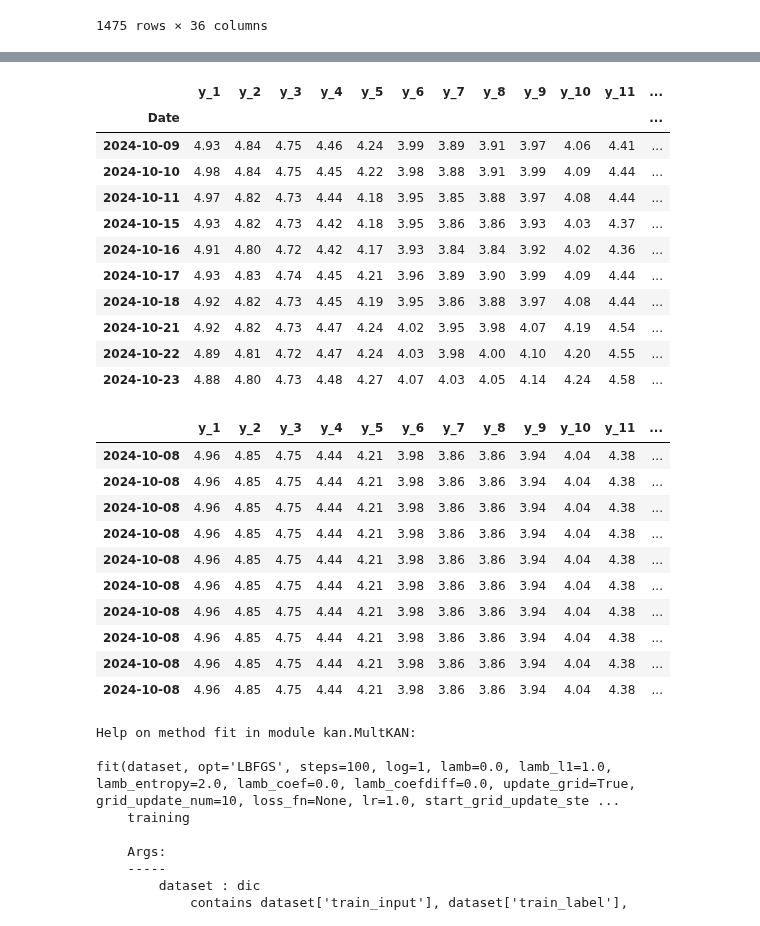
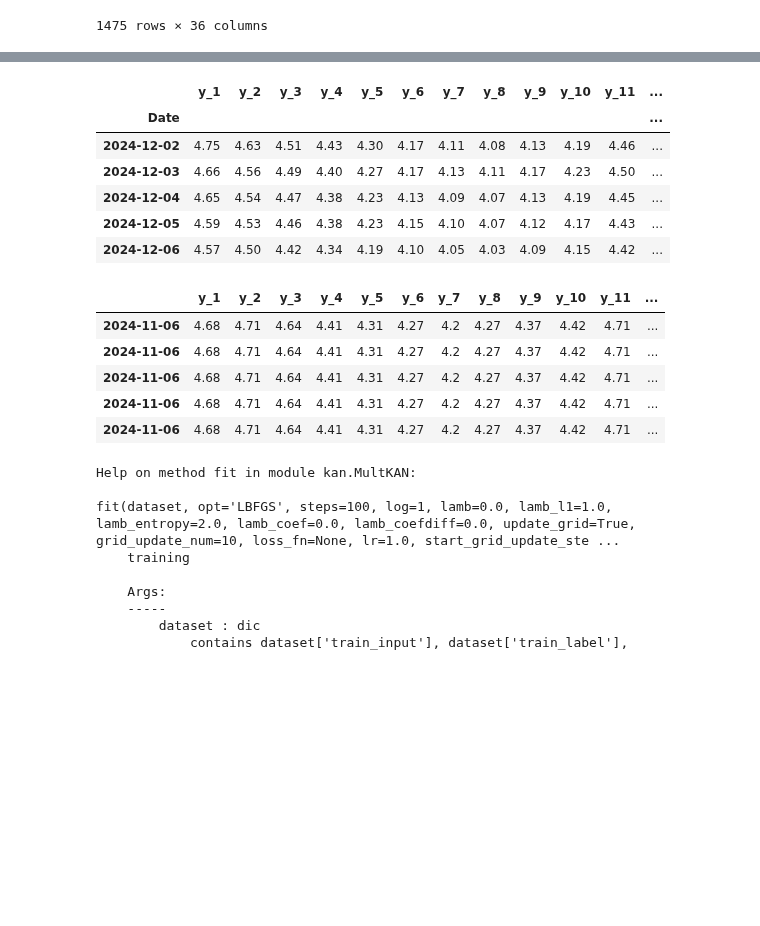
Before and after one commit to QuanPham19/functional-kan, a Jupyter notebook: phase_1/notebooks_treasury/treasury_kan_old.ipynb, the cells around one changed output, grey strips where cells are left out. Saved outputs shown, nothing was run; the diff lists cells and outputs as text; code cells hidden in the pictures; blank space fills up the shorter version.

```diff
--- a/phase_1/notebooks_treasury/treasury_kan_old.ipynb
+++ b/phase_1/notebooks_treasury/treasury_kan_old.ipynb
@@ -148,17 +148,17 @@ print(f"Average Test MSE: {mean_squared_error(output_list, y_test)}")
 import numpy as np
 
 # Parameters for the sliding window
-test_size = 1
+test_size = 20
 df_length = len(df_flat)
 
 # Store results for each fold
 fold_results = {'train_mse': [], 'test_mse': [], 'naive_mse': []}
 
-for cnt in range(0, 20, 5):
+for cnt in range(0, 20, 20):
     print()
     print('WINDOW SLIDING: ', cnt)
 
-    df_window = df_flat[(df_length-cnt-100):(df_length-cnt)]
+    df_window = df_flat[(df_length-cnt-1000):(df_length-cnt)]
     # Prepare data
     X, y = df_window.iloc[:, :-12], df_window.iloc[:, -12:]
 
@@ -175,29 +175,30 @@ for cnt in range(0, 20, 5):
     dtype = torch.get_default_dtype()
     dataset['train_input'] = torch.from_numpy(X_train.values).type(dtype).to(device)
     dataset['train_label'] = torch.from_numpy(y_train.values).type(dtype).to(device)
-    dataset['test_input'] = torch.from_numpy(X_test.values).type(dtype).to(device)
-    dataset['test_label'] = torch.from_numpy(y_test.values).type(dtype).to(device)
+    dataset['test_input'] = torch.from_numpy(X_test.iloc[0, :].values.reshape(1, -1)).type(dtype).to(device)
+    dataset['test_label'] = torch.from_numpy(y_test.iloc[0, :].values.reshape(1, -1)).type(dtype).to(device)
 
     # Initialize the model
-    model = KAN(width=[n_inputs, 32, n_outputs], grid=3, k=2, seed=42, device=device)
+    model = KAN(width=[n_inputs, 48, 64, n_outputs], grid=4, k=2, seed=42, device=device)
 
     # Train the model and compute metrics
-    results = model.fit(dataset, opt="Adam", lamb=0.001, lr=0.001, steps=500, metrics=(train_mse, test_mse))
+    results = model.fit(dataset, opt="Adam", lamb=0.0001, lr=0.001, steps=1000, metrics=(train_mse, test_mse))
 
-        # feature = dataset['test_input']
-    # output_list = list()
-    # for id in range(1, test_size + 1):
-    #     new = model(feature).cpu().detach().numpy().flatten()
-    #     output_list.append(new)
 
-    #     old = feature.cpu().detach().numpy().flatten()[(n_outputs):]
-    #     feature = torch.from_numpy(np.append(old, new).reshape(1, -1)).type(dtype).to(device)
+    feature = dataset['test_input']
+    output_list = list()
+    for id in range(1, test_size + 1):
+        new = model(feature).cpu().detach().numpy().flatten()
+        output_list.append(new)
+
+        old = feature.cpu().detach().numpy().flatten()[(n_outputs):]
+        feature = torch.from_numpy(np.append(old, new).reshape(1, -1)).type(dtype).to(device)
 
     df_naive = pd.DataFrame([y_train.iloc[-1]] * test_size, columns=y_train.columns)
 
     # Store the metrics
     train_error = results['train_mse'][-1]
-    test_error = results['test_mse'][-1]
+    test_error = mean_squared_error(output_list, y_test, squared=False)
     naive_error = mean_squared_error(df_naive, y_test, squared=False)
 
     fold_results['train_mse'].append(train_error)
@@ -384,32 +324,22 @@ pd.DataFrame(output_list)
 # %%
-y_test
+y_test.tail()
 # %% [output]
 |  | y_1 | y_2 | y_3 | y_4 | y_5 | y_6 | y_7 | y_8 | y_9 | y_10 | y_11 | ... |
 | Date |  |  |  |  |  |  |  |  |  |  |  | ... |
-| 2024-10-09 | 4.93 | 4.84 | 4.75 | 4.46 | 4.24 | 3.99 | 3.89 | 3.91 | 3.97 | 4.06 | 4.41 | ... |
-| 2024-10-10 | 4.98 | 4.84 | 4.75 | 4.45 | 4.22 | 3.98 | 3.88 | 3.91 | 3.99 | 4.09 | 4.44 | ... |
-| 2024-10-11 | 4.97 | 4.82 | 4.73 | 4.44 | 4.18 | 3.95 | 3.85 | 3.88 | 3.97 | 4.08 | 4.44 | ... |
-| 2024-10-15 | 4.93 | 4.82 | 4.73 | 4.42 | 4.18 | 3.95 | 3.86 | 3.86 | 3.93 | 4.03 | 4.37 | ... |
-| 2024-10-16 | 4.91 | 4.80 | 4.72 | 4.42 | 4.17 | 3.93 | 3.84 | 3.84 | 3.92 | 4.02 | 4.36 | ... |
-| 2024-10-17 | 4.93 | 4.83 | 4.74 | 4.45 | 4.21 | 3.96 | 3.89 | 3.90 | 3.99 | 4.09 | 4.44 | ... |
-| 2024-10-18 | 4.92 | 4.82 | 4.73 | 4.45 | 4.19 | 3.95 | 3.86 | 3.88 | 3.97 | 4.08 | 4.44 | ... |
-| 2024-10-21 | 4.92 | 4.82 | 4.73 | 4.47 | 4.24 | 4.02 | 3.95 | 3.98 | 4.07 | 4.19 | 4.54 | ... |
-| 2024-10-22 | 4.89 | 4.81 | 4.72 | 4.47 | 4.24 | 4.03 | 3.98 | 4.00 | 4.10 | 4.20 | 4.55 | ... |
-| 2024-10-23 | 4.88 | 4.80 | 4.73 | 4.48 | 4.27 | 4.07 | 4.03 | 4.05 | 4.14 | 4.24 | 4.58 | ... |
+| 2024-12-02 | 4.75 | 4.63 | 4.51 | 4.43 | 4.30 | 4.17 | 4.11 | 4.08 | 4.13 | 4.19 | 4.46 | ... |
+| 2024-12-03 | 4.66 | 4.56 | 4.49 | 4.40 | 4.27 | 4.17 | 4.13 | 4.11 | 4.17 | 4.23 | 4.50 | ... |
+| 2024-12-04 | 4.65 | 4.54 | 4.47 | 4.38 | 4.23 | 4.13 | 4.09 | 4.07 | 4.13 | 4.19 | 4.45 | ... |
+| 2024-12-05 | 4.59 | 4.53 | 4.46 | 4.38 | 4.23 | 4.15 | 4.10 | 4.07 | 4.12 | 4.17 | 4.43 | ... |
+| 2024-12-06 | 4.57 | 4.50 | 4.42 | 4.34 | 4.19 | 4.10 | 4.05 | 4.03 | 4.09 | 4.15 | 4.42 | ... |
 # %%
-df_naive
+df_naive.tail()
 # %% [output]
 |  | y_1 | y_2 | y_3 | y_4 | y_5 | y_6 | y_7 | y_8 | y_9 | y_10 | y_11 | ... |
-| 2024-10-08 | 4.96 | 4.85 | 4.75 | 4.44 | 4.21 | 3.98 | 3.86 | 3.86 | 3.94 | 4.04 | 4.38 | ... |
-| 2024-10-08 | 4.96 | 4.85 | 4.75 | 4.44 | 4.21 | 3.98 | 3.86 | 3.86 | 3.94 | 4.04 | 4.38 | ... |
-| 2024-10-08 | 4.96 | 4.85 | 4.75 | 4.44 | 4.21 | 3.98 | 3.86 | 3.86 | 3.94 | 4.04 | 4.38 | ... |
-| 2024-10-08 | 4.96 | 4.85 | 4.75 | 4.44 | 4.21 | 3.98 | 3.86 | 3.86 | 3.94 | 4.04 | 4.38 | ... |
-| 2024-10-08 | 4.96 | 4.85 | 4.75 | 4.44 | 4.21 | 3.98 | 3.86 | 3.86 | 3.94 | 4.04 | 4.38 | ... |
-| 2024-10-08 | 4.96 | 4.85 | 4.75 | 4.44 | 4.21 | 3.98 | 3.86 | 3.86 | 3.94 | 4.04 | 4.38 | ... |
-| 2024-10-08 | 4.96 | 4.85 | 4.75 | 4.44 | 4.21 | 3.98 | 3.86 | 3.86 | 3.94 | 4.04 | 4.38 | ... |
-| 2024-10-08 | 4.96 | 4.85 | 4.75 | 4.44 | 4.21 | 3.98 | 3.86 | 3.86 | 3.94 | 4.04 | 4.38 | ... |
-| 2024-10-08 | 4.96 | 4.85 | 4.75 | 4.44 | 4.21 | 3.98 | 3.86 | 3.86 | 3.94 | 4.04 | 4.38 | ... |
-| 2024-10-08 | 4.96 | 4.85 | 4.75 | 4.44 | 4.21 | 3.98 | 3.86 | 3.86 | 3.94 | 4.04 | 4.38 | ... |
+| 2024-11-06 | 4.68 | 4.71 | 4.64 | 4.41 | 4.31 | 4.27 | 4.2 | 4.27 | 4.37 | 4.42 | 4.71 | ... |
+| 2024-11-06 | 4.68 | 4.71 | 4.64 | 4.41 | 4.31 | 4.27 | 4.2 | 4.27 | 4.37 | 4.42 | 4.71 | ... |
+| 2024-11-06 | 4.68 | 4.71 | 4.64 | 4.41 | 4.31 | 4.27 | 4.2 | 4.27 | 4.37 | 4.42 | 4.71 | ... |
+| 2024-11-06 | 4.68 | 4.71 | 4.64 | 4.41 | 4.31 | 4.27 | 4.2 | 4.27 | 4.37 | 4.42 | 4.71 | ... |
+| 2024-11-06 | 4.68 | 4.71 | 4.64 | 4.41 | 4.31 | 4.27 | 4.2 | 4.27 | 4.37 | 4.42 | 4.71 | ... |
 # %%
 help(model.fit)
 # %% [output]
```
Also changed, not shown: parts of 4 cells of this notebook, 4 other files.
